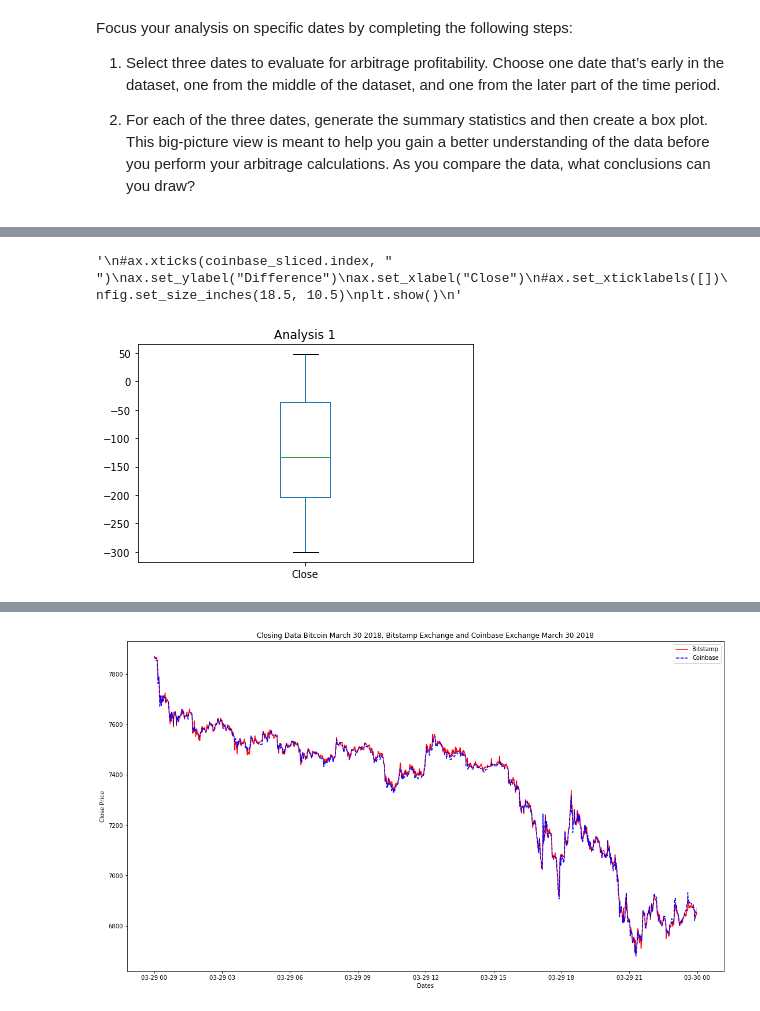
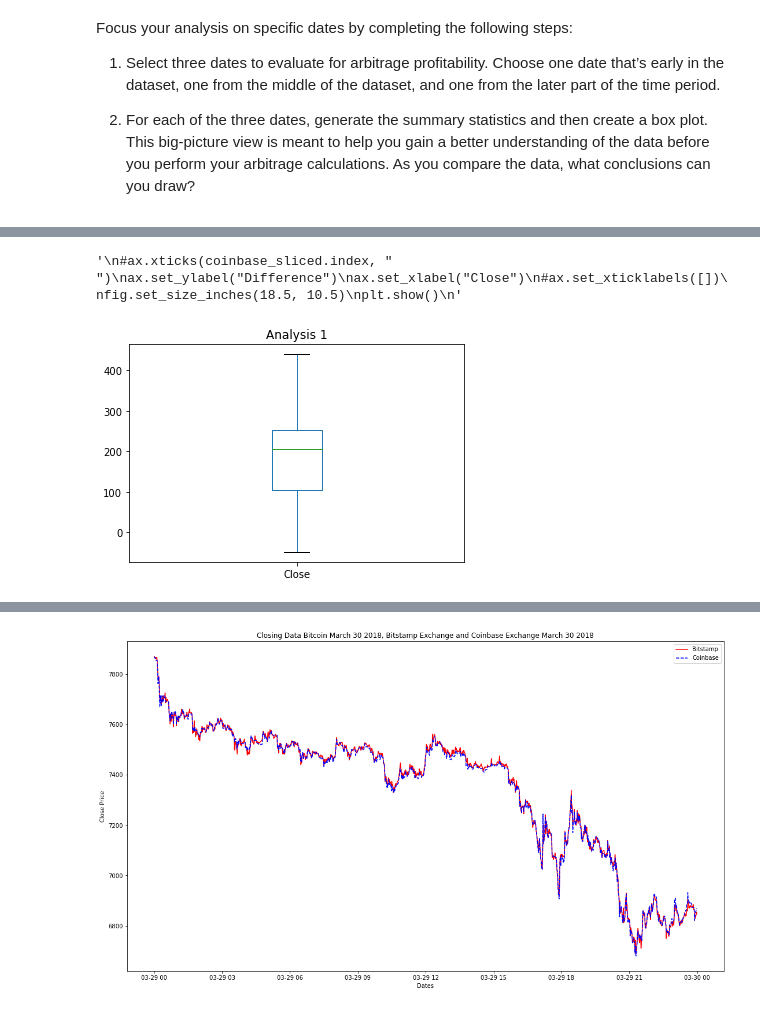
Before and after one commit to madhugirl/Crypto-Arbitrage-Opportunity, a Jupyter notebook: crypto_arbitrage.ipynb, the cells around one changed output, grey strips where cells are left out. Drawn from its saved outputs; the diff is of its cells as text; code cells hidden in the pictures.

```diff
--- a/crypto_arbitrage.ipynb
+++ b/crypto_arbitrage.ipynb
@@ -533,24 +533,24 @@ See the caveats in the documentation: https://pandas.pydata.org/pandas-docs/stab
 # %%
 # Visualize the arbitrage spread from early in the dataset in a box plot  TA HELP!!!!
 
-arbitrage_spread_1 = coinbase_sliced["Close"].loc ["2018-1-29"] - bitstamp_sliced["Close"].loc ["2018-1-29"]
+arbitrage_spread_1 = bitstamp_sliced["Close"].loc ["2018-1-28":"2018-1-29"] - coinbase_sliced["Close"].loc ["2018-1-28":"2018-1-29"]
 
 # fig,ax = plt.subplots(1)
 arbitrage_spread_1.plot(kind = "box", title = "Analysis 1")
 
 #ax.set_title("Arbitrage Spread January 26 2018")
 #ax.boxplot(arbitrage_spread_early["Close"])
 """
 #ax.xticks(coinbase_sliced.index, " ")
 ax.set_ylabel("Difference")
 ax.set_xlabel("Close")
 #ax.set_xticklabels([])
 fig.set_size_inches(18.5, 10.5)
 plt.show()
 """
 # %% [output]
 '\n#ax.xticks(coinbase_sliced.index, " ")\nax.set_ylabel("Difference")\nax.set_xlabel("Close")\n#ax.set_xticklabels([])\nfig.set_size_inches(18.5, 10.5)\nplt.show()\n'
-[figure, old version]
+[figure, new version]
 # %%
 # Create an overlay plot that visualizes the two dataframes over a period of one day from the middle of the dataset.
 # Be sure that the plots include the parameters `legend`, `figsize`, `title`, `color` and `label`
```
Also changed, not shown: parts of 8 cells of this notebook.
